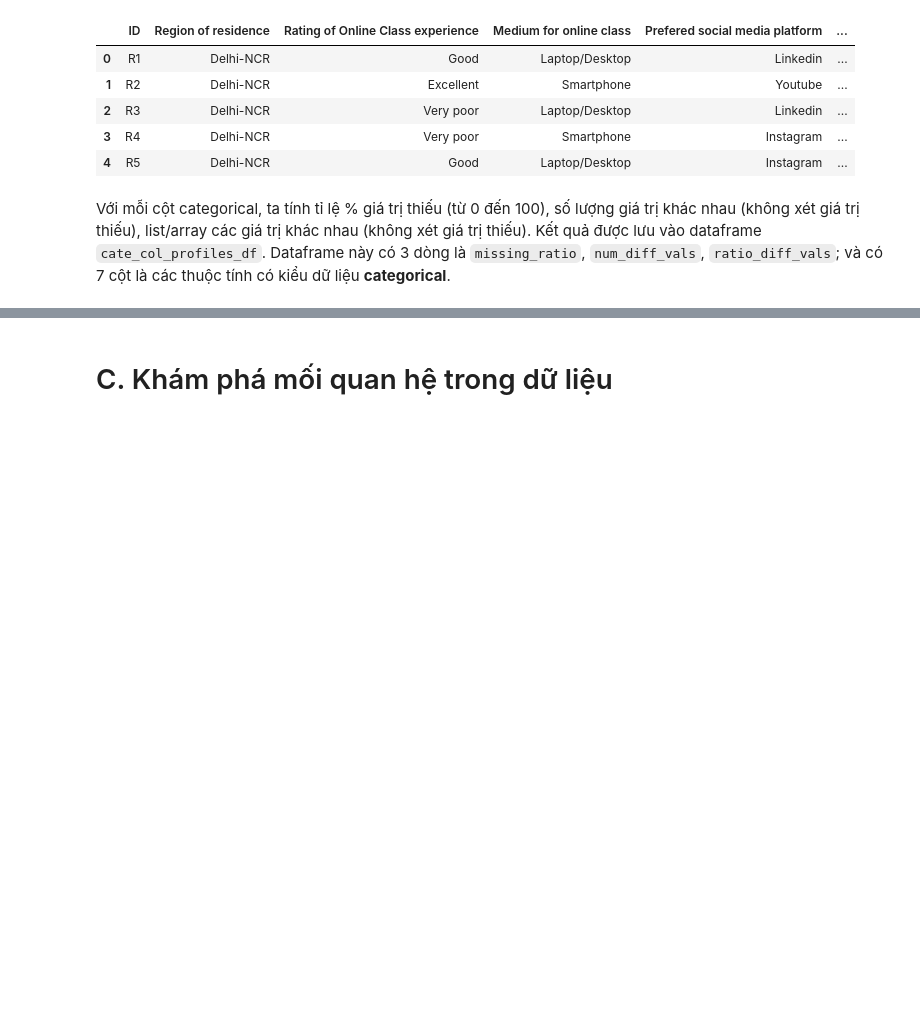
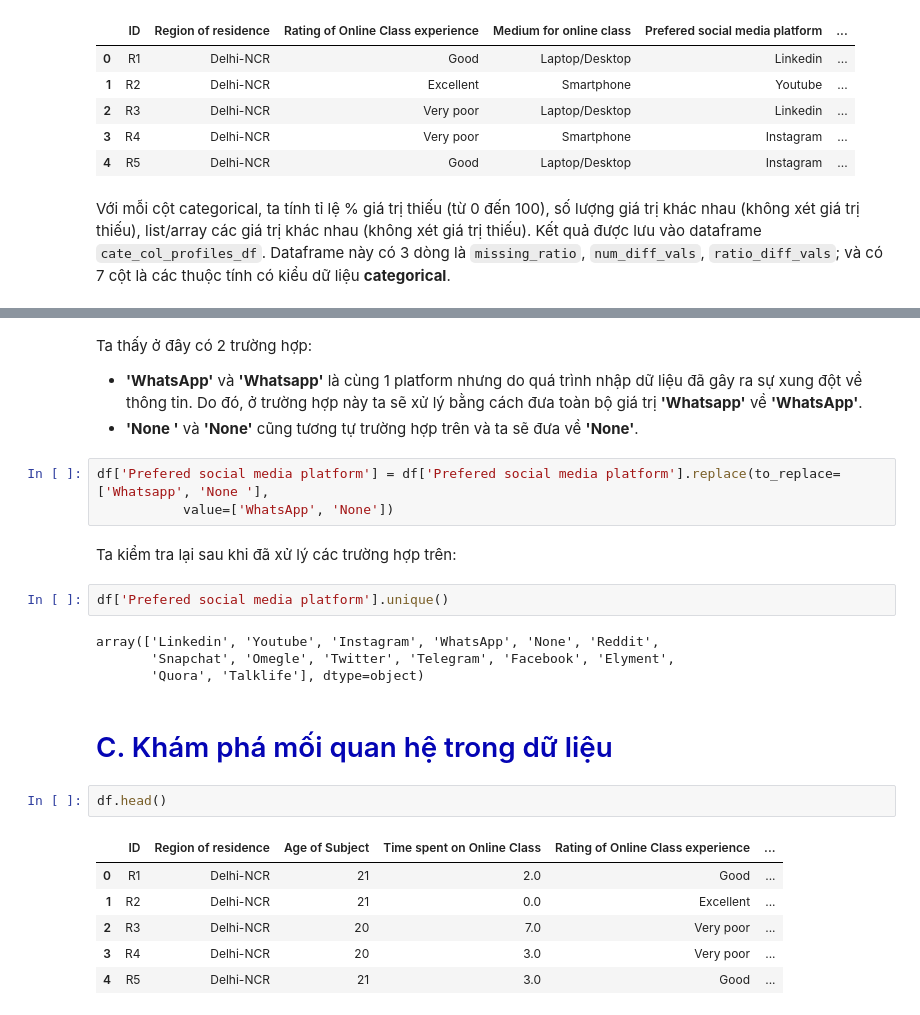
Before and after one commit to kuromine19/DataVisualization, a Jupyter notebook: LAB01_VISUALIZATION.ipynb, the cells around one changed output, grey strips where cells are left out. Drawn from its saved outputs; the diff is of its cells as text; blank space fills up the shorter version.

```diff
--- a/LAB01_VISUALIZATION.ipynb
+++ b/LAB01_VISUALIZATION.ipynb
@@ -291,2 +307,27 @@ cate_col_profiles_df
+# %% [markdown]
+Ta thấy ở đây có 2 trường hợp:
+- **'WhatsApp'** và **'Whatsapp'** là cùng 1 platform nhưng do quá trình nhập dữ liệu đã gây ra sự xung đột về thông tin. Do đó, ở trường hợp này ta sẽ xử lý bằng cách đưa toàn bộ giá trị **'Whatsapp'** về **'WhatsApp'**.
+- **'None '** và **'None'** cũng tương tự trường hợp trên và ta sẽ đưa về **'None'**.
+# %%
+df['Prefered social media platform'] = df['Prefered social media platform'].replace(to_replace=['Whatsapp', 'None '],
+           value=['WhatsApp', 'None'])
+# %% [markdown]
+Ta kiểm tra lại sau khi đã xử lý các trường hợp trên:
+# %%
+df['Prefered social media platform'].unique()
+# %% [output]
+array(['Linkedin', 'Youtube', 'Instagram', 'WhatsApp', 'None', 'Reddit',
+       'Snapchat', 'Omegle', 'Twitter', 'Telegram', 'Facebook', 'Elyment',
+       'Quora', 'Talklife'], dtype=object)
 # %% [markdown]
-# C. Khám phá mối quan hệ trong dữ liệu
+<a name="6"></a>
+# <font color=#0404B4> C. Khám phá mối quan hệ trong dữ liệu</font>
+# %%
+df.head()
+# %% [output]
+|  | ID | Region of residence | Age of Subject | Time spent on Online Class | Rating of Online Class experience | ... |
+| 0 | R1 | Delhi-NCR | 21 | 2.0 | Good | ... |
+| 1 | R2 | Delhi-NCR | 21 | 0.0 | Excellent | ... |
+| 2 | R3 | Delhi-NCR | 20 | 7.0 | Very poor | ... |
+| 3 | R4 | Delhi-NCR | 20 | 3.0 | Very poor | ... |
+| 4 | R5 | Delhi-NCR | 21 | 3.0 | Good | ... |
```
Also changed, not shown: parts of 11 cells of this notebook.
